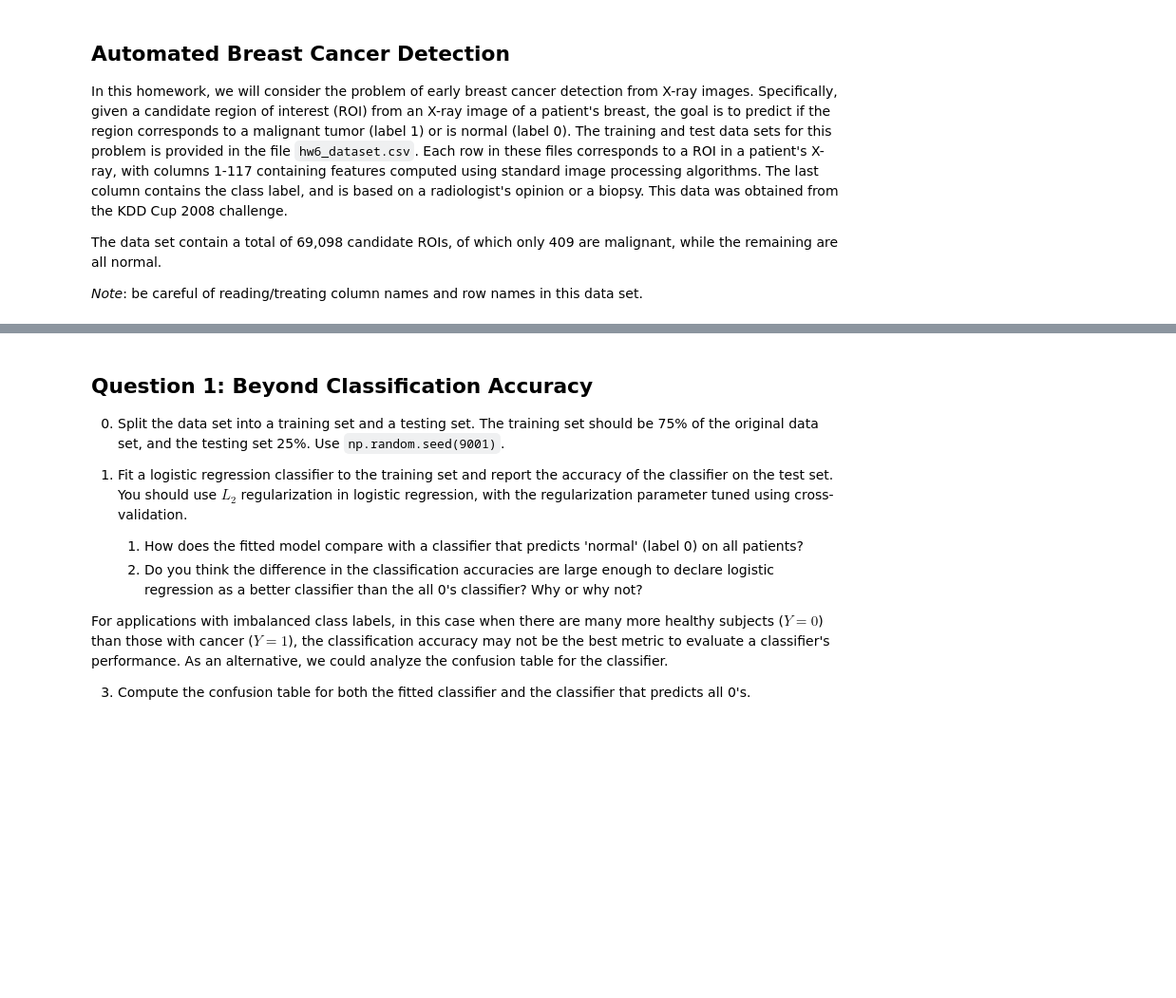
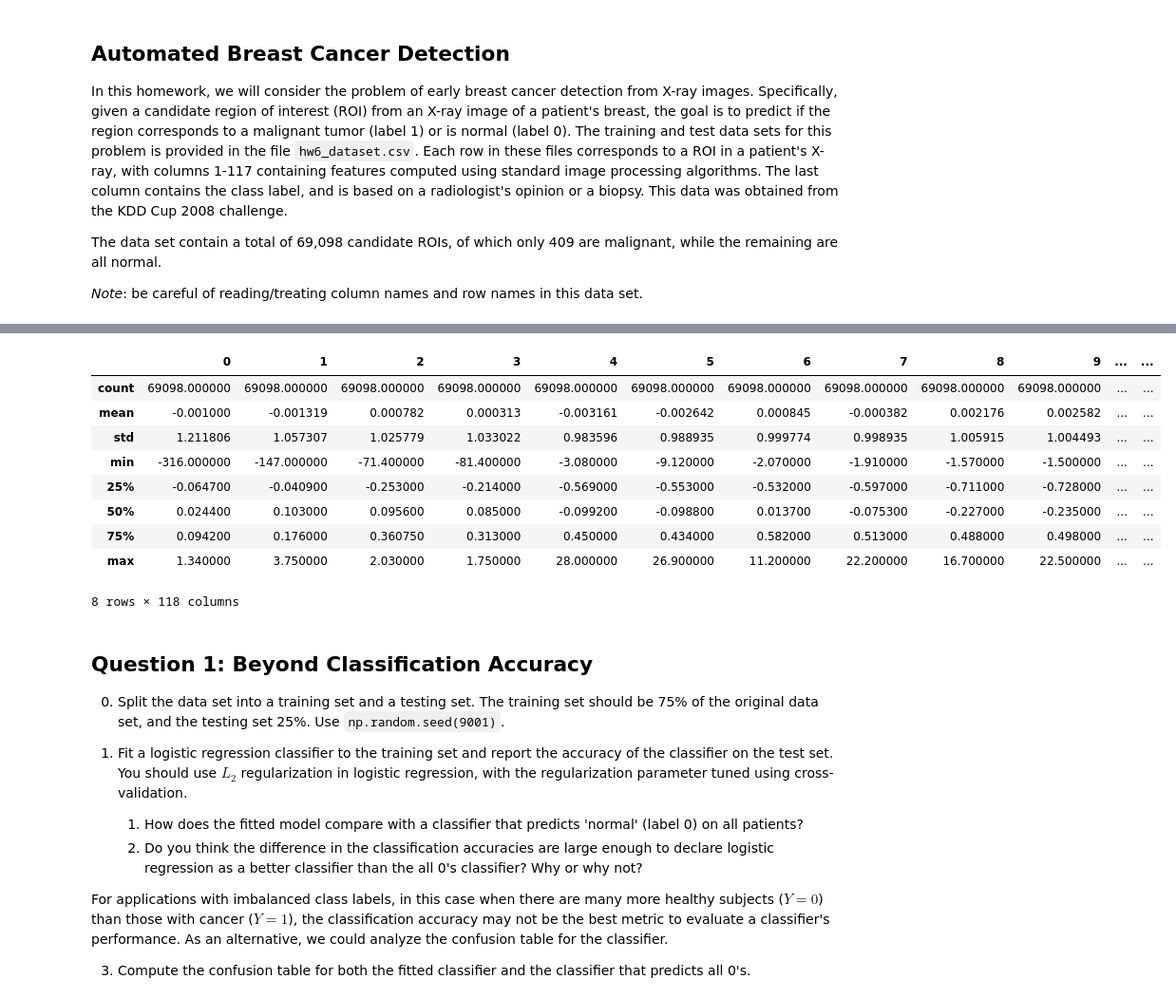
Before and after one commit to nondracek/CS109_GroupWork, a Jupyter notebook: 6/cs109_hw6.ipynb, the cells around one changed output, grey strips where cells are left out. Shown: that part at 95% size. Saved outputs shown, nothing was run; the diff lists cells and outputs as text; code cells hidden in the pictures; blank space fills up the shorter version.

```diff
--- a/6/cs109_hw6.ipynb
+++ b/6/cs109_hw6.ipynb
@@ -49,3 +53,7 @@ In this homework, we will consider the problem of early breast cancer detection
 The data set contain a total of 69,098 candidate ROIs, of which only 409 are malignant, while the remaining are all normal.
 
 *Note*: be careful of reading/treating column names and row names in this data set.
+# %%
+data = pd.read_csv('hw6_dataset.csv',header=None )
+# %%
+data.rename(columns={117:'class'}, inplace=True)
@@ -52,3 +70,17 @@ The data set contain a total of 69,098 candidate ROIs, of which only 409 are mal
+# %%
+# observe data is already roughly normalized and does not include missing values so no processing needs to happen
+data.describe()
+# %% [output]
+|  | 0 | 1 | 2 | 3 | 4 | 5 | 6 | 7 | 8 | 9 | ... | ... |
+| count | 69098.000000 | 69098.000000 | 69098.000000 | 69098.000000 | 69098.000000 | 69098.000000 | 69098.000000 | 69098.000000 | 69098.000000 | 69098.000000 | ... | ... |
+| mean | -0.001000 | -0.001319 | 0.000782 | 0.000313 | -0.003161 | -0.002642 | 0.000845 | -0.000382 | 0.002176 | 0.002582 | ... | ... |
+| std | 1.211806 | 1.057307 | 1.025779 | 1.033022 | 0.983596 | 0.988935 | 0.999774 | 0.998935 | 1.005915 | 1.004493 | ... | ... |
+| min | -316.000000 | -147.000000 | -71.400000 | -81.400000 | -3.080000 | -9.120000 | -2.070000 | -1.910000 | -1.570000 | -1.500000 | ... | ... |
+| 25% | -0.064700 | -0.040900 | -0.253000 | -0.214000 | -0.569000 | -0.553000 | -0.532000 | -0.597000 | -0.711000 | -0.728000 | ... | ... |
+| 50% | 0.024400 | 0.103000 | 0.095600 | 0.085000 | -0.099200 | -0.098800 | 0.013700 | -0.075300 | -0.227000 | -0.235000 | ... | ... |
+| 75% | 0.094200 | 0.176000 | 0.360750 | 0.313000 | 0.450000 | 0.434000 | 0.582000 | 0.513000 | 0.488000 | 0.498000 | ... | ... |
+| max | 1.340000 | 3.750000 | 2.030000 | 1.750000 | 28.000000 | 26.900000 | 11.200000 | 22.200000 | 16.700000 | 22.500000 | ... | ... |
+8 rows × 118 columns
 # %% [markdown]
 ## Question 1: Beyond Classification Accuracy
 
```
Also changed, not shown: parts of 34 cells of this notebook.
